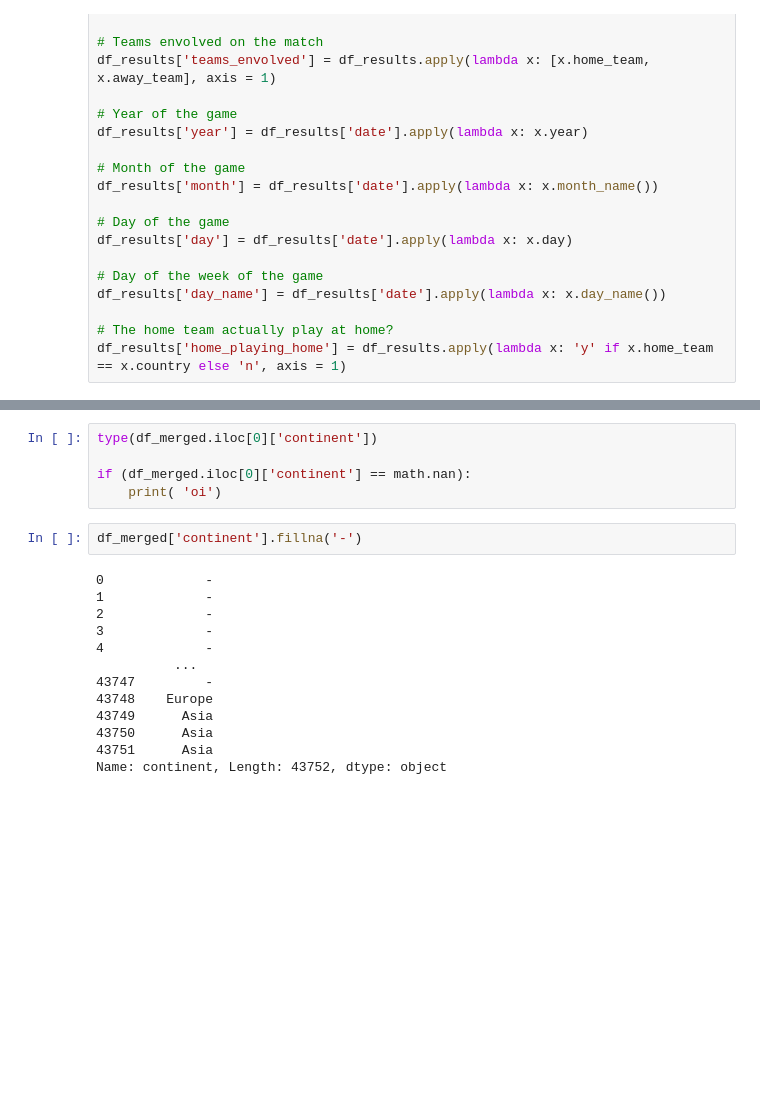
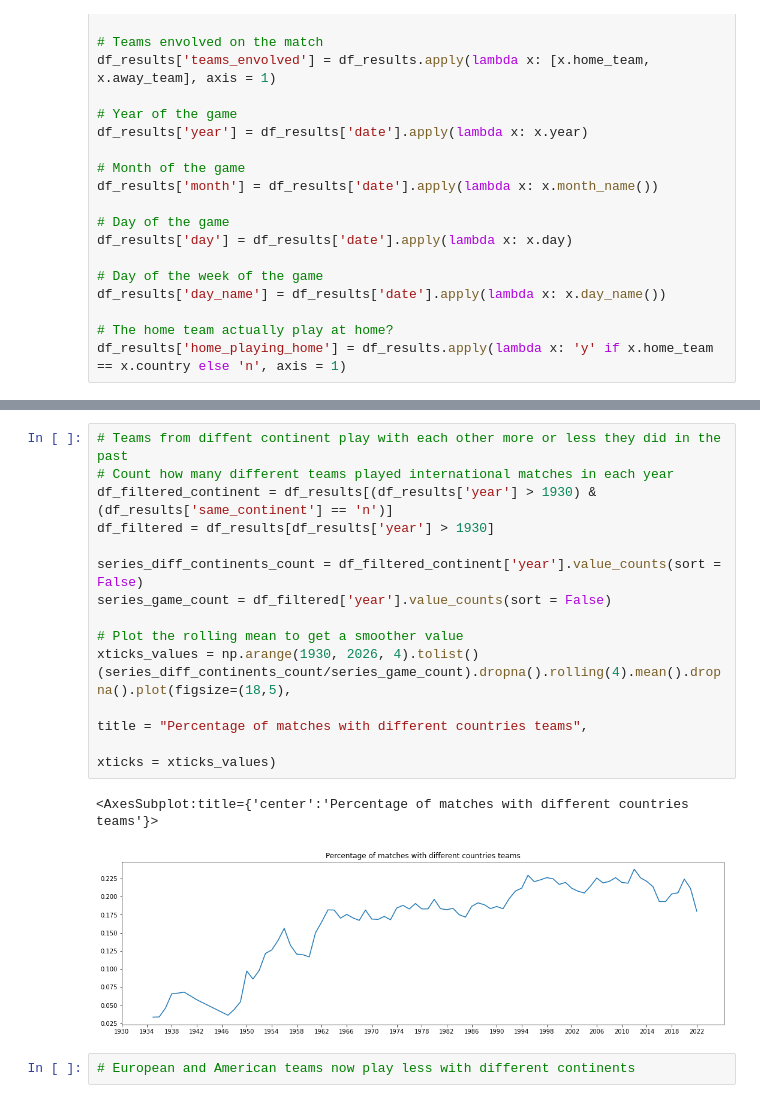
Before and after one commit to samuelca/international-football-results, a Jupyter notebook: exploratory-analysis.ipynb, the cells around one changed output, grey strips where cells are left out. Cells and saved outputs as stored; diff of their text form; blank space fills up the shorter version.

```diff
--- a/exploratory-analysis.ipynb
+++ b/exploratory-analysis.ipynb
@@ -198,20 +247,19 @@ TypeError: must be real number, not str
 # %%
-type(df_merged.iloc[0]['continent'])
+# Teams from diffent continent play with each other more or less they did in the past
+# Count how many different teams played international matches in each year
+df_filtered_continent = df_results[(df_results['year'] > 1930) & (df_results['same_continent'] == 'n')]
+df_filtered = df_results[df_results['year'] > 1930]
 
-if (df_merged.iloc[0]['continent'] == math.nan):
-    print( 'oi')
+series_diff_continents_count = df_filtered_continent['year'].value_counts(sort = False)
+series_game_count = df_filtered['year'].value_counts(sort = False)
+
+# Plot the rolling mean to get a smoother value
+xticks_values = np.arange(1930, 2026, 4).tolist()
+(series_diff_continents_count/series_game_count).dropna().rolling(4).mean().dropna().plot(figsize=(18,5),
+                                                                                          title = "Percentage of matches with different countries teams",
+                                                                                          xticks = xticks_values)
+# %% [output]
+<AxesSubplot:title={'center':'Percentage of matches with different countries teams'}>
+[figure, added]
 # %%
-df_merged['continent'].fillna('-')
+# European and American teams now play less with different continents
-# %% [output]
-0             -
-1             -
-2             -
-3             -
-4             -
-          ...
-43747         -
-43748    Europe
-43749      Asia
-43750      Asia
-43751      Asia
-Name: continent, Length: 43752, dtype: object
```
Also changed, not shown: parts of 6 cells of this notebook.
